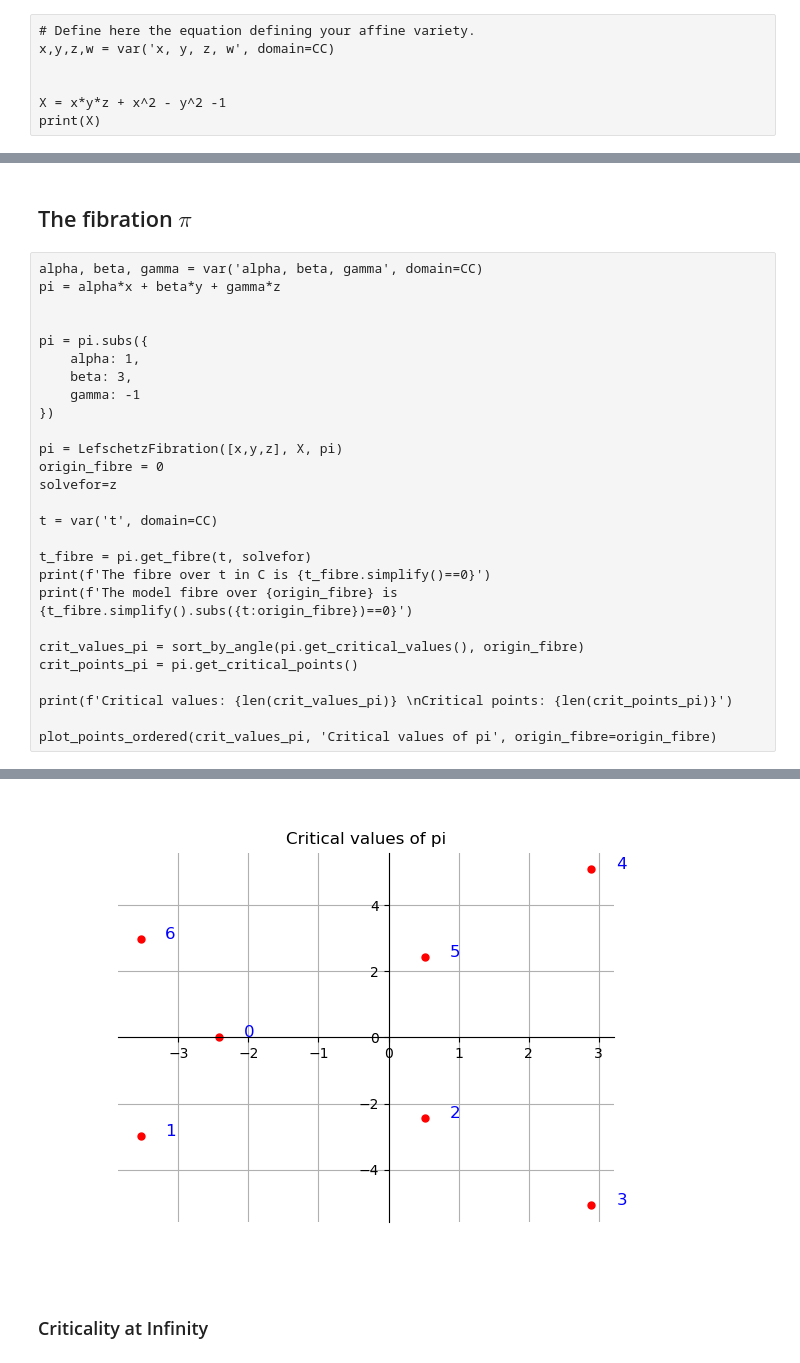
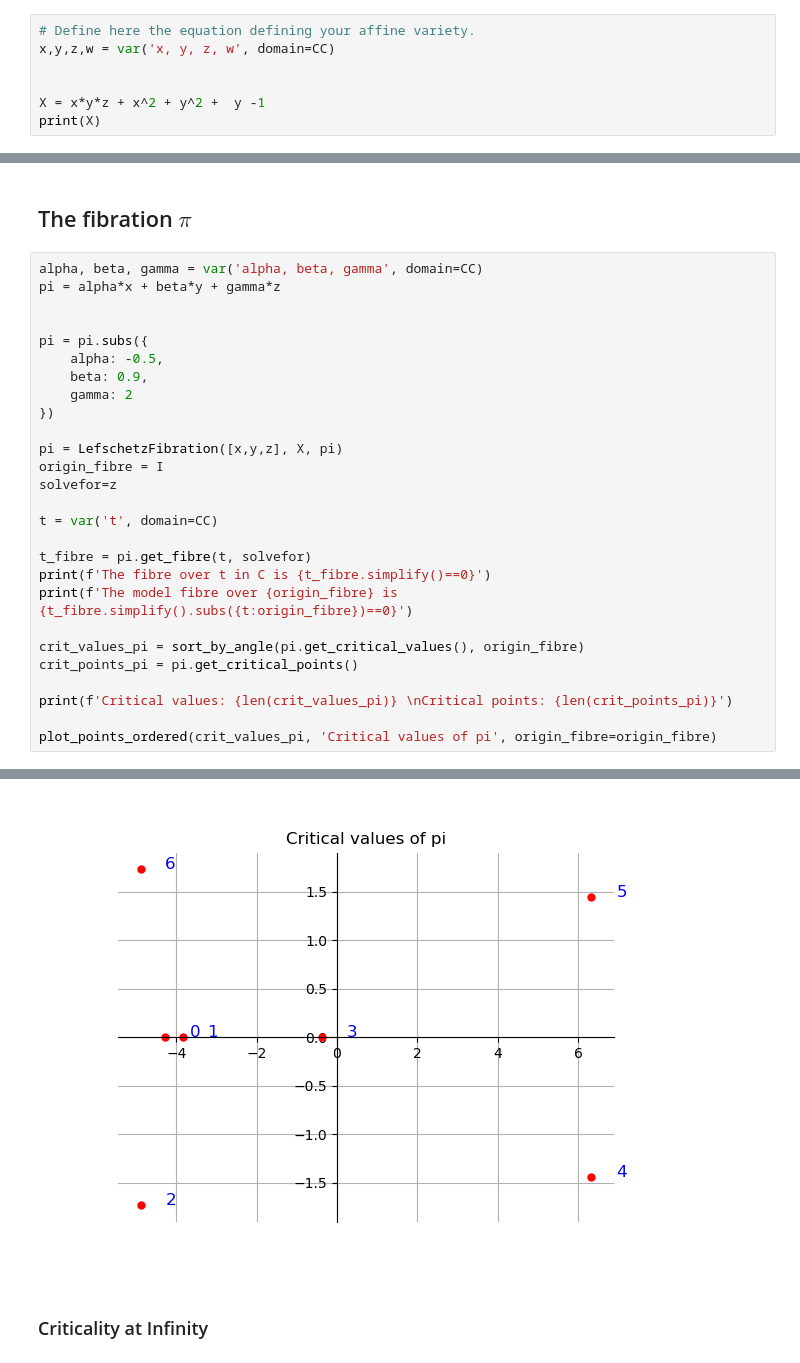
Before and after one commit to ViveLeFrance/AffineHandlebodies, a Jupyter notebook: p3d8.ipynb, the cells around one changed output, grey strips where cells are left out. Drawn from its saved outputs; the diff is of its cells as text.

```diff
--- a/p3d8.ipynb
+++ b/p3d8.ipynb
@@ -12,6 +12,6 @@ Pi = sage.symbolic.constants.pi
 x,y,z,w = var('x, y, z, w', domain=CC)
 
 
-X = x*y*z + x^2 - y^2 -1
+X = x*y*z + x^2 + y^2 +  y -1
 print(X)
 # %% [output]
@@ -45,13 +45,13 @@ pi = alpha*x + beta*y + gamma*z
 
 
 pi = pi.subs({
-    alpha: 1,
-    beta: 3,
-    gamma: -1
+    alpha: -0.5,
+    beta: 0.9,
+    gamma: 2
 })
 
 pi = LefschetzFibration([x,y,z], X, pi)
-origin_fibre = 0
+origin_fibre = I
 solvefor=z
 
 t = var('t', domain=CC)
@@ -72,6 +72,6 @@ The model fibre over 0 is (x + 3*y)*x*y + x^2 - y^2 - 1 == 0
 Critical values: 7
 Critical points: 7
-[figure, old version]
+[figure, new version]
 # %% [markdown]
 ### Criticality at Infinity
 # %%
```
Also changed, not shown: parts of 7 cells of this notebook, 4 other files.
